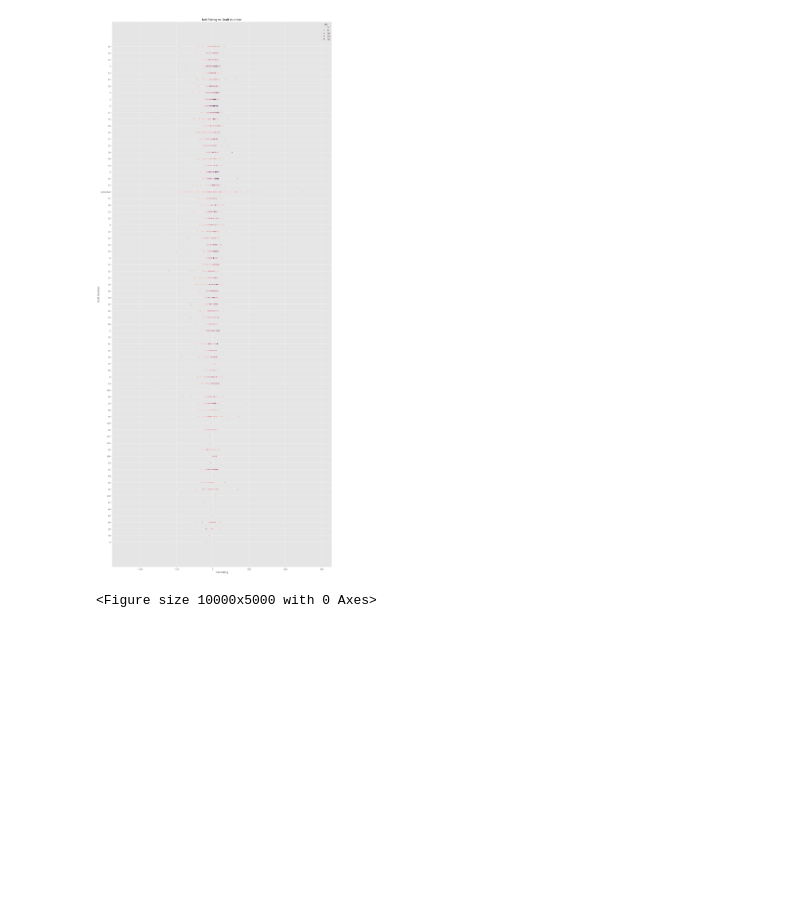
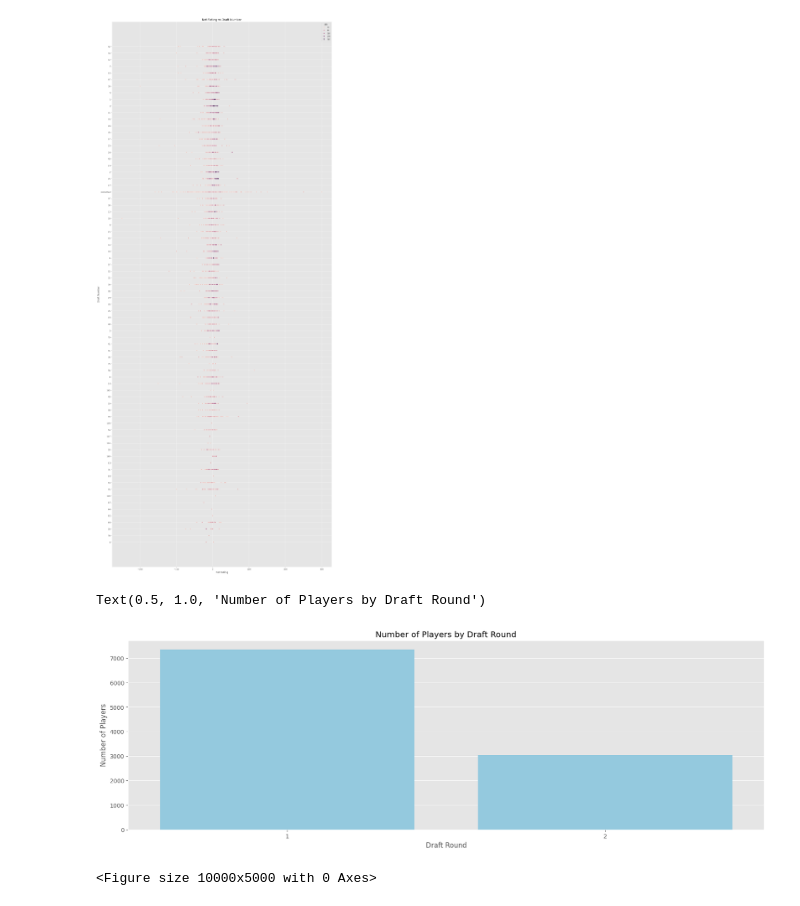
Before and after one commit to kaan4dev/nbaAnalysis, a Jupyter notebook: nba.ipynb, the cells around one changed output. Drawn from its saved outputs; the diff is of its cells as text; code cells hidden in the pictures; blank space fills up the shorter version.

```diff
--- a/nba.ipynb
+++ b/nba.ipynb
@@ -180,6 +180,18 @@ ax.set_title('Net Rating vs Draft Number')
 plt.show()
 # %% [output]
 [figure]
+# %%
+first_round = df.query('draft_round == "1"').shape[0]
+second_round = df.query('draft_round == "2"').shape[0]
+
+plt.figure(figsize=(20, 6))
+rounds = sns.barplot(x=[1, 2], y=[first_round, second_round], color='skyblue')
+rounds.set_xlabel('Draft Round')
+rounds.set_ylabel('Number of Players')
+rounds.set_title('Number of Players by Draft Round')
+# %% [output]
+Text(0.5, 1.0, 'Number of Players by Draft Round')
+[figure, added]
 # %%
 plt.figure(figsize=(100,50))
 ax = sns.pairplot(df[['gp', 'pts', 'reb', 'ast', 'net_rating', 'draft_number']], hue='gp')
```
Also changed, not shown: parts of 12 cells of this notebook, 2 other files.
